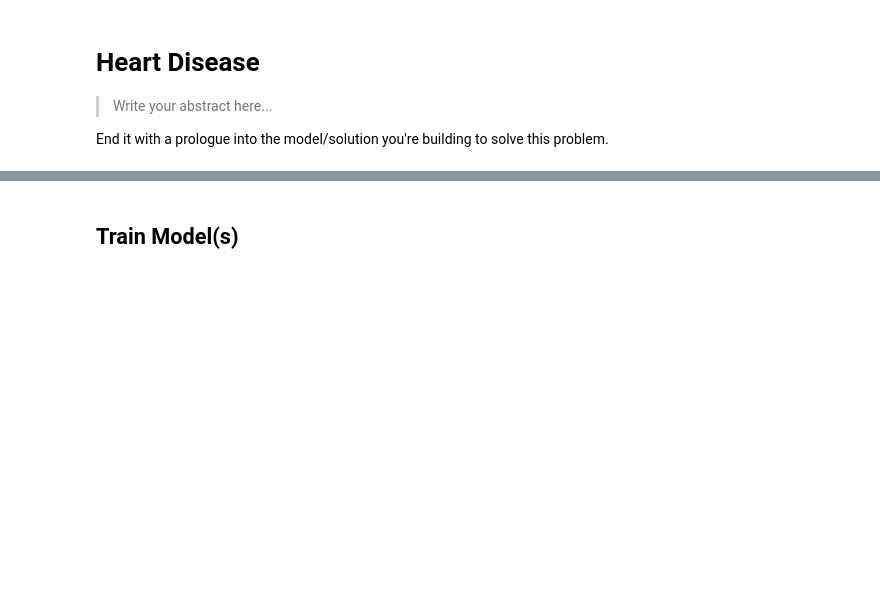
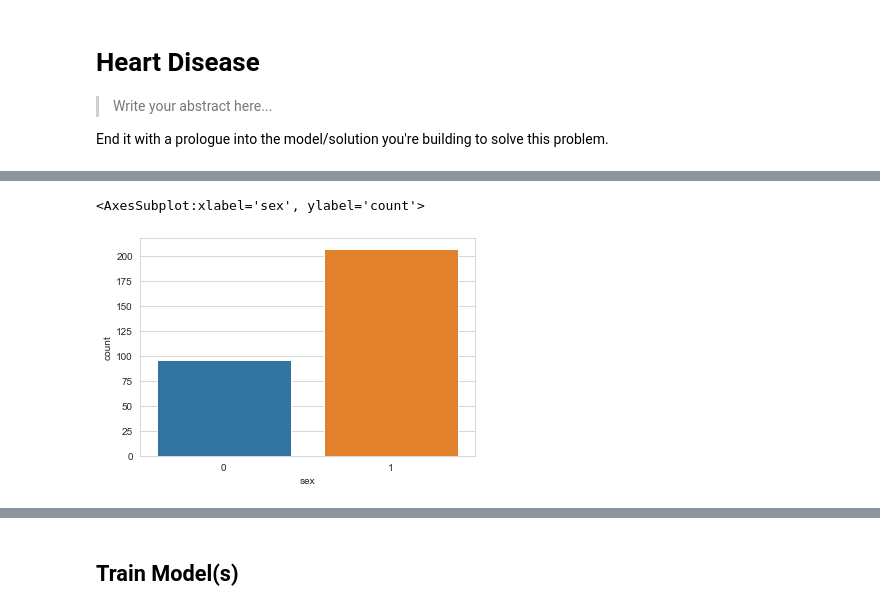
Before and after one commit to victor-iyi/heart-disease, a Jupyter notebook: Heart disease.ipynb, the cells around one changed output, grey strips where cells are left out. Drawn from its saved outputs; the diff is of its cells as text; code cells hidden in the pictures; blank space fills up the shorter version.

```diff
--- a/Heart disease.ipynb
+++ b/Heart disease.ipynb
@@ -19,0 +183,6 @@ test_size = 0.2
+# %%
+# Male vs. Female count
+sns.countplot(x='sex', label='Count', data=df)
+# %% [output]
+<AxesSubplot:xlabel='sex', ylabel='count'>
+[figure, added]
```
Also changed, not shown: parts of 55 cells of this notebook, 3 other files.
